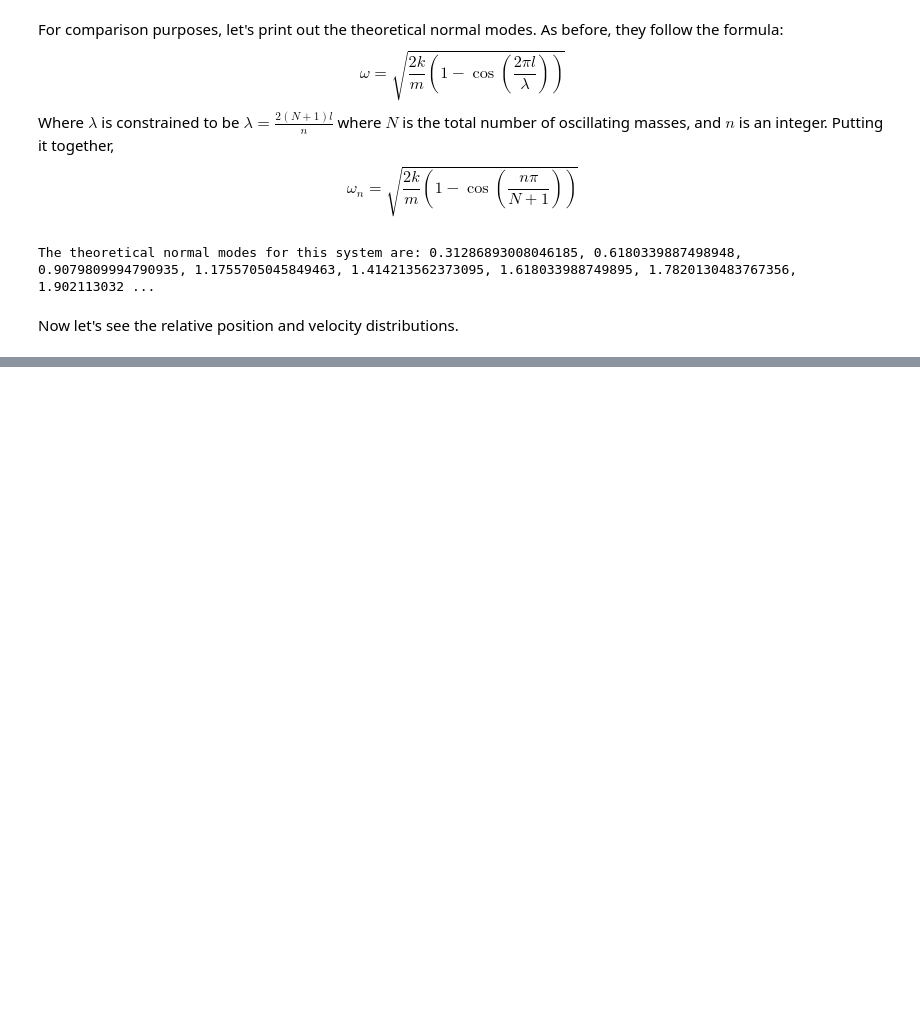
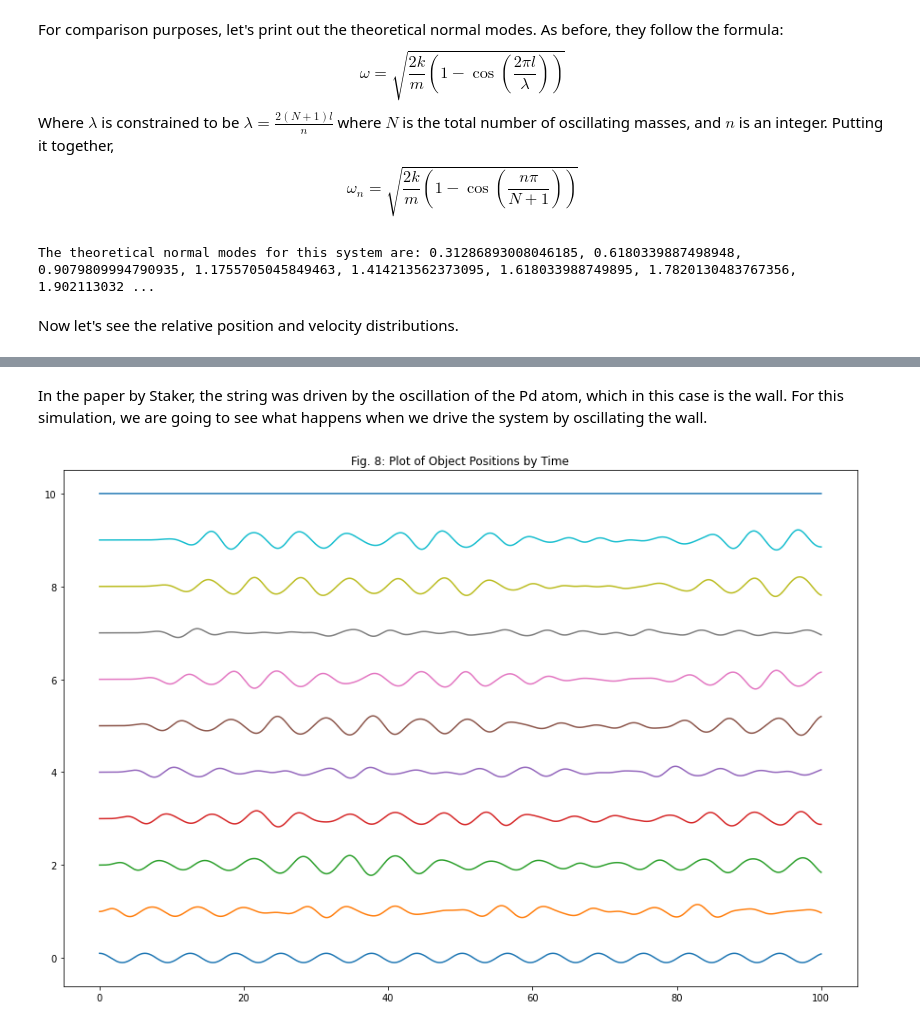
Before and after one commit to project-ida/phonons, a Jupyter notebook: Strings Part 2.ipynb, the cells around one changed output, grey strips where cells are left out. Cells and saved outputs as stored; diff of their text form; code cells hidden in the pictures; blank space fills up the shorter version.

```diff
--- a/Strings Part 2.ipynb
+++ b/Strings Part 2.ipynb
@@ -303,0 +364,57 @@ plt.show()
+# %% [markdown]
+In the paper by Staker, the string was driven by the oscillation of the Pd atom, which in this case is the wall. For this simulation, we are going to see what happens when we drive the system by oscillating the wall.
+# %%
+A = 0.1
+omega = 1
+phi = 0
+
+objects = []
+springs = []
+objects.append(wall(x0 = 0))
+for n in range(N):
+    objects.append(object(mass, x0 = l*(n + 1), dt = dt))
+objects.append(wall(x0 = l*(N + 1)))
+for m in range(N+1):
+    springs.append(spring(k, objects[m], objects[m+1], rest_length = l))
+# %%
+objects[0].setup(A, omega, phi)
+
+min_pos = []
+max_vel = []
+rel_pos = []
+rel_vel = []
+for i in range(len(objects) - 1):
+    min_pos.append(99999)
+    max_vel.append(-99999)
+    rel_pos.append([])
+    rel_vel.append([])
+
+time = []
+for i in range(iters):
+    time.append(i*dt)
+    objects[0].drive(i*dt)
+    for s in springs:
+        s.spring_force()
+    for obj in objects:
+        damping(obj, gamma)
+        obj.Newton()
+        obj.timestep()
+    for j in range(len(objects) - 1):
+        delta_x = objects[j + 1].position - objects[j].position
+        delta_v = objects[j].velocity - objects[j + 1].velocity
+        if delta_x < min_pos[j]:
+            min_pos[j] = delta_x
+        if delta_v > max_vel[j]:
+            max_vel[j] = delta_v
+        rel_pos[j].append(delta_x)
+        rel_vel[j].append(delta_v)
+
+plt.figure(figsize = (15,10))
+plt.title(figLabel(figNum) + "Plot of Object Positions by Time")
+figNum += 1
+
+for obj in objects:
+    plt.plot(time, obj.xhistory)
+plt.show()
+# %% [output]
+[figure, added]
```
Also changed, not shown: parts of 9 cells of this notebook.
